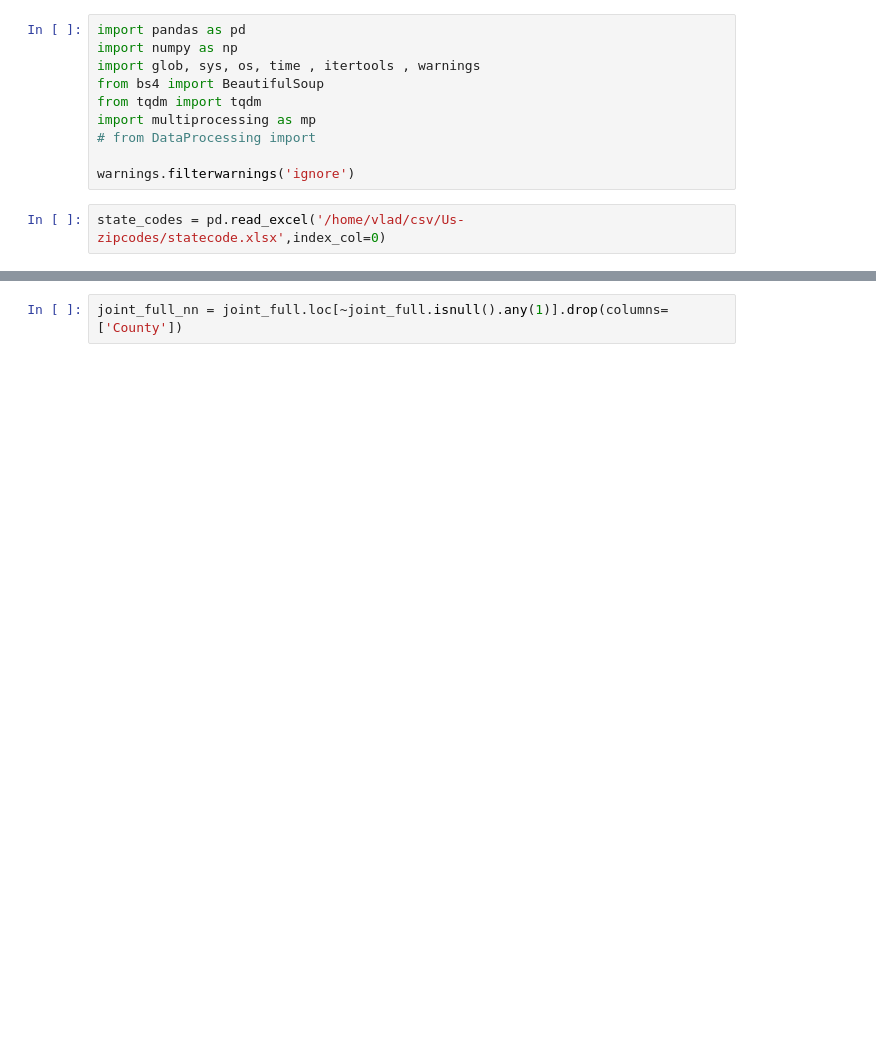
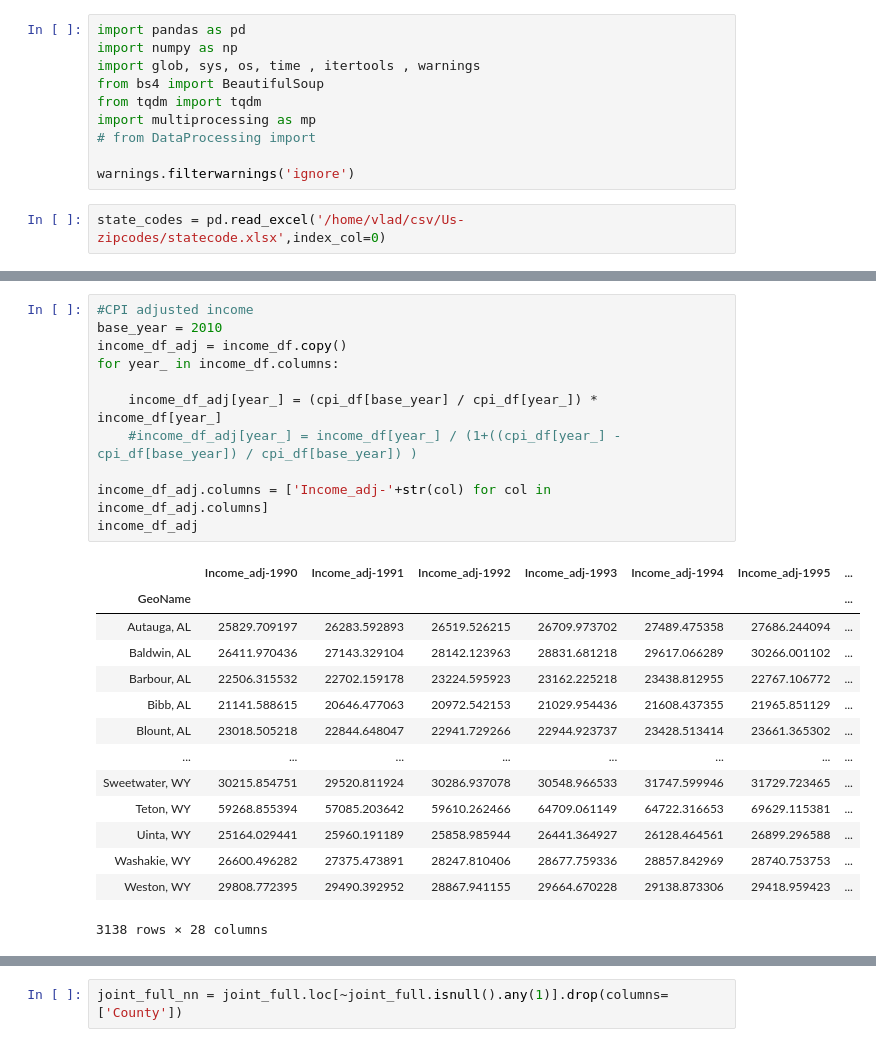
Before and after one commit to erv4gen/Research-Salvage-Autos, a Jupyter notebook: Structure-Demographics-County.ipynb, the cells around one changed output, grey strips where cells are left out. Cells and saved outputs as stored; diff of their text form; blank space fills up the shorter version.

```diff
--- a/Structure-Demographics-County.ipynb
+++ b/Structure-Demographics-County.ipynb
@@ -42 +101,27 @@ unempdf.sort_index()
+# %%
+#CPI adjusted income
+base_year = 2010
+income_df_adj = income_df.copy()
+for year_ in income_df.columns:
+
+    income_df_adj[year_] = (cpi_df[base_year] / cpi_df[year_]) * income_df[year_]
+    #income_df_adj[year_] = income_df[year_] / (1+((cpi_df[year_] - cpi_df[base_year]) / cpi_df[base_year]) )
+
+income_df_adj.columns = ['Income_adj-'+str(col) for col in income_df_adj.columns]
+income_df_adj
+# %% [output]
+|  | Income_adj-1990 | Income_adj-1991 | Income_adj-1992 | Income_adj-1993 | Income_adj-1994 | Income_adj-1995 | ... |
+| GeoName |  |  |  |  |  |  | ... |
+| Autauga, AL | 25829.709197 | 26283.592893 | 26519.526215 | 26709.973702 | 27489.475358 | 27686.244094 | ... |
+| Baldwin, AL | 26411.970436 | 27143.329104 | 28142.123963 | 28831.681218 | 29617.066289 | 30266.001102 | ... |
+| Barbour, AL | 22506.315532 | 22702.159178 | 23224.595923 | 23162.225218 | 23438.812955 | 22767.106772 | ... |
+| Bibb, AL | 21141.588615 | 20646.477063 | 20972.542153 | 21029.954436 | 21608.437355 | 21965.851129 | ... |
+| Blount, AL | 23018.505218 | 22844.648047 | 22941.729266 | 22944.923737 | 23428.513414 | 23661.365302 | ... |
+| ... | ... | ... | ... | ... | ... | ... | ... |
+| Sweetwater, WY | 30215.854751 | 29520.811924 | 30286.937078 | 30548.966533 | 31747.599946 | 31729.723465 | ... |
+| Teton, WY | 59268.855394 | 57085.203642 | 59610.262466 | 64709.061149 | 64722.316653 | 69629.115381 | ... |
+| Uinta, WY | 25164.029441 | 25960.191189 | 25858.985944 | 26441.364927 | 26128.464561 | 26899.296588 | ... |
+| Washakie, WY | 26600.496282 | 27375.473891 | 28247.810406 | 28677.759336 | 28857.842969 | 28740.753753 | ... |
+| Weston, WY | 29808.772395 | 29490.392952 | 28867.941155 | 29664.670228 | 29138.873306 | 29418.959423 | ... |
+3138 rows × 28 columns
 # %%
```
Also changed, not shown: parts of 9 cells of this notebook, 1 other file.
